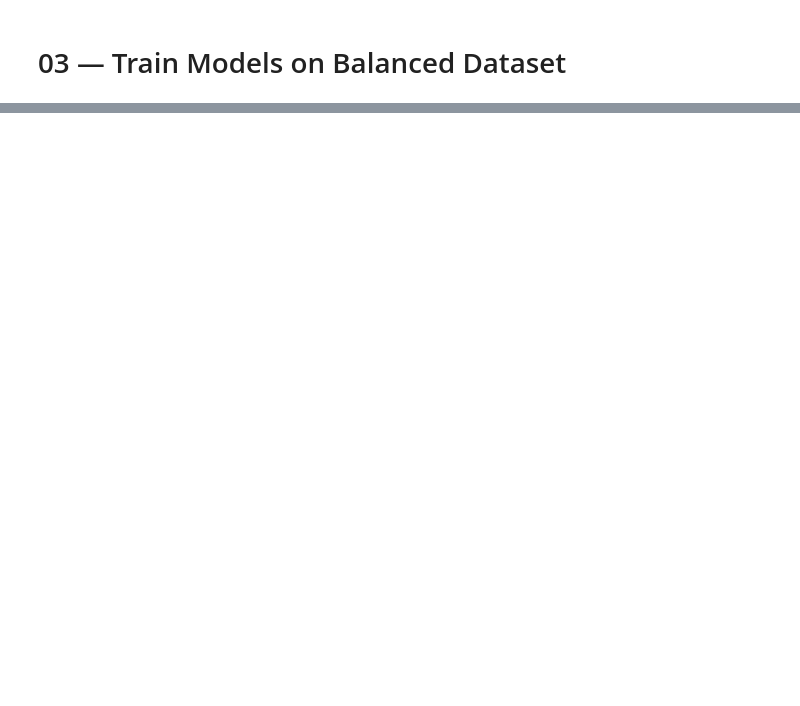
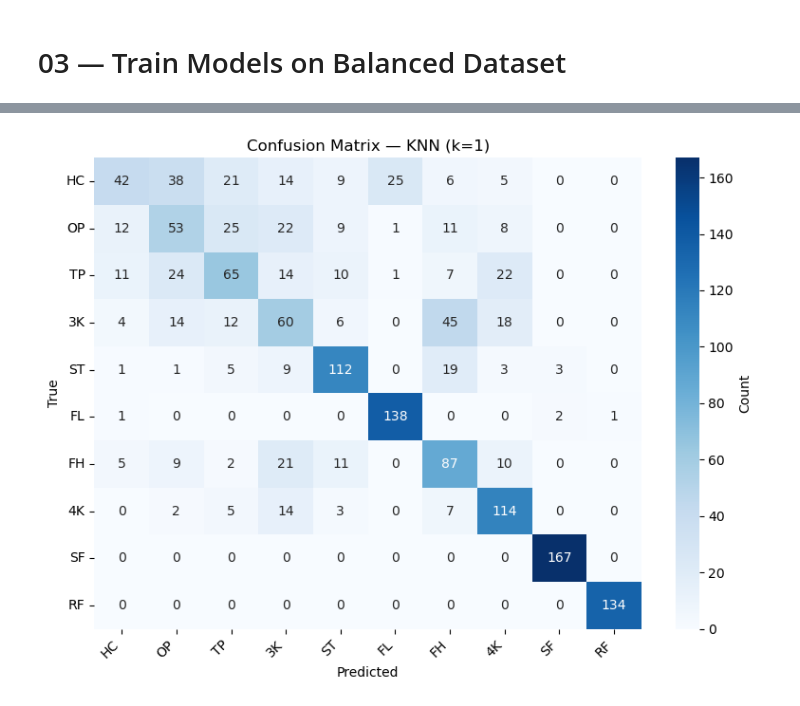
Before and after one commit to AVC-CS/SCCUR2025-ML-PKhands, a Jupyter notebook: notebooks/03_train_models_balanced.ipynb, the cells around one changed output, grey strips where cells are left out. Saved outputs shown, nothing was run; the diff lists cells and outputs as text; code cells hidden in the pictures; blank space fills up the shorter version.

```diff
--- a/notebooks/03_train_models_balanced.ipynb
+++ b/notebooks/03_train_models_balanced.ipynb
@@ -64,0 +132,91 @@ print(xgb.__version__)
+# %%
+# ============================
+# CELL 2 — Visualize ALL Stored Models (Dynamic Classes)
+# ============================
+
+import matplotlib.pyplot as plt
+import seaborn as sns
+from sklearn.metrics import confusion_matrix, f1_score, accuracy_score
+import numpy as np
+
+# Short labels
+poker_labels_short = ["HC","OP","TP","3K","ST","FL","FH","4K","SF","RF"]
+
+# Ensure predictions are stored
+if 'stored_preds' not in globals() or len(stored_preds) == 0:
+    raise ValueError("No stored predictions found. Run the first cell to evaluate models.")
+
+n_classes = len(np.unique(y_test))  # dynamic class count
+labels_for_plot = poker_labels_short[:n_classes]
+
+print(f"\nVisualizing {len(stored_preds)} models ({n_classes} active classes)...\n")
+
+for model_name, y_pred in stored_preds.items():
+    print(f"\n============================")
+    print(f"Showing results for: {model_name}")
+    print(f"============================\n")
+
+    # ----------------------------
+    # Confusion Matrix
+    # ----------------------------
+    cm = confusion_matrix(y_test, y_pred)
+    plt.figure(figsize=(8,6))
+    sns.heatmap(
+        cm,
+        annot=True,
+        fmt="d",
+        cmap="Blues",
+        xticklabels=poker_labels_short,
+        yticklabels=poker_labels_short,
+        cbar_kws={"label": "Count"}
+    )
+    plt.title(f"Confusion Matrix — {model_name}")
+    plt.xlabel("Predicted")
+    plt.ylabel("True")
+    plt.xticks(rotation=45, ha='right')
+    plt.yticks(rotation=0)
+    plt.tight_layout()
+    plt.show()
+
+    # ----------------------------
+    # Per-Class F1 Bar Chart (robust to missing classes)
+    # ----------------------------
+    class_f1 = f1_score(y_test, y_pred, average=None, labels=np.unique(y_test), zero_division=0)
+    labels_for_plot = poker_labels_short[:len(class_f1)]
+
+    plt.figure(figsize=(8,4))
+    sns.barplot(x=labels_for_plot, y=class_f1, palette="viridis")
+    plt.title(f"Per-Class F1 Scores — {model_name}")
+    plt.xlabel("Class Label")
+    plt.ylabel("F1 Score")
+    plt.ylim(0, 1)
+    plt.tight_layout()
+    plt.show()
+
+    # ----------------------------
+    # True vs Predicted Scatter
+    # ----------------------------
+    plt.figure(figsize=(6,5))
+    plt.scatter(y_test, y_pred, alpha=0.5)
+    plt.plot([0,n_classes-1], [0,n_classes-1], 'k--', label="Perfect Match")
+    plt.title(f"True vs Predicted — {model_name}")
+    plt.xlabel("True Class")
+    plt.ylabel("Predicted Class")
+    plt.xticks(range(n_classes))
+    plt.yticks(range(n_classes))
+    plt.legend()
+    plt.tight_layout()
+    plt.show()
+
+    # ----------------------------
+    # Summary
+    # ----------------------------
+    print("=========> MODEL SUMMARY")
+    print(f"Model:           {model_name}")
+    print(f"Accuracy:        {accuracy_score(y_test, y_pred):.4f}")
+    print(f"Macro F1 Score:  {f1_score(y_test, y_pred, average='macro', zero_division=0):.4f}")
+    print(f"Weighted F1:     {f1_score(y_test, y_pred, average='weighted', zero_division=0):.4f}")
+    print("-------------------------------------\n")
+
+print("\nCell 2 complete — all models visualized.\n")
+# %% [output]
@@ -64,0 +229 @@ print(xgb.__version__)
+[figure, added]
```
Also changed, not shown: parts of 7 cells of this notebook, 8 other files.
